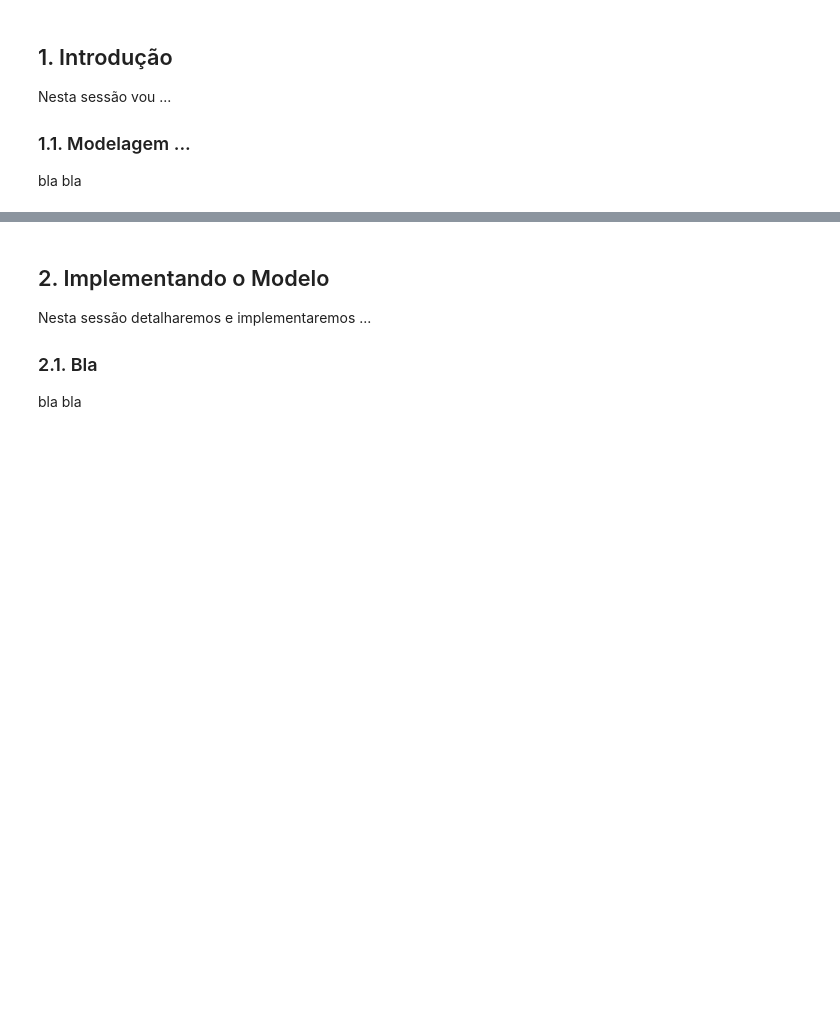
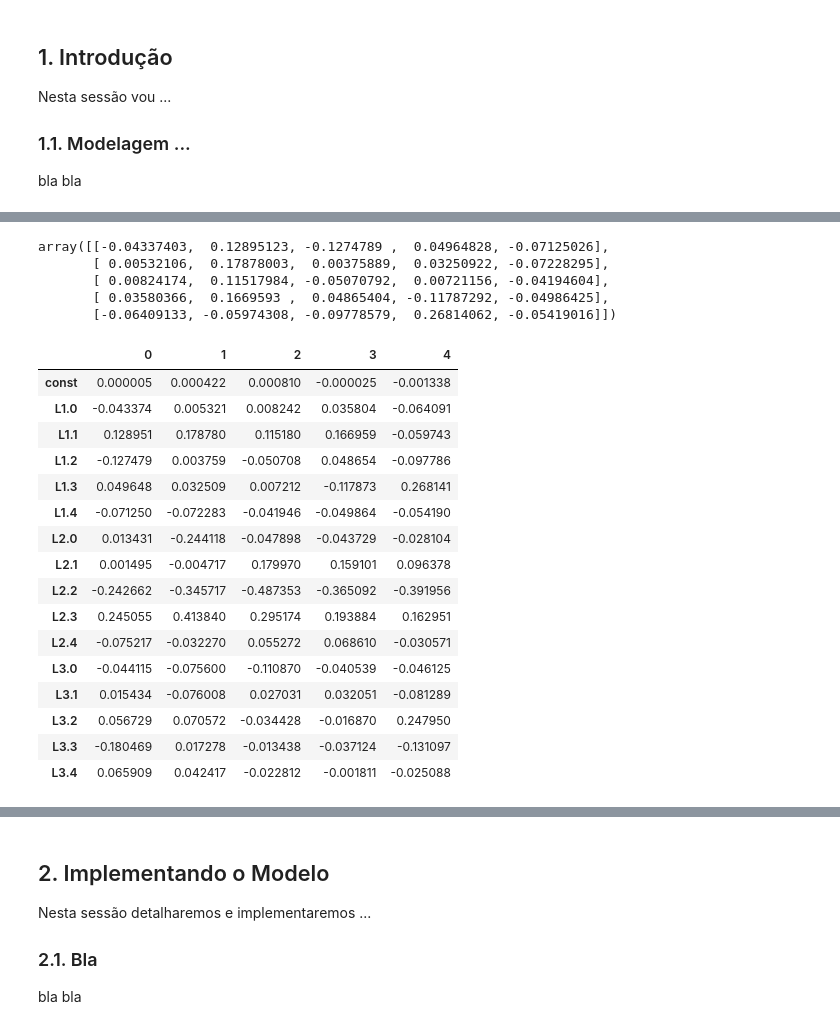
Before and after one commit to ucaiado/VectorAutoregression_Model, a Jupyter notebook: report.ipynb, the cells around one changed output, grey strips where cells are left out. Drawn from its saved outputs; the diff is of its cells as text; code cells hidden in the pictures; blank space fills up the shorter version.

```diff
--- a/report.ipynb
+++ b/report.ipynb
@@ -22,0 +28,3 @@ df = pd.read_excel('data/VAR3_inputs_e_outputs.xlsx', header=None)
+# %%
+results = model.fit(3)
+pd.DataFrame(results.coefs[2]).to_clipboard()
@@ -22,0 +117,28 @@ df = pd.read_excel('data/VAR3_inputs_e_outputs.xlsx', header=None)
+# %%
+self.na_A.swapaxes(1, 2)[0]
+# %% [output]
+array([[-0.04337403,  0.12895123, -0.1274789 ,  0.04964828, -0.07125026],
+       [ 0.00532106,  0.17878003,  0.00375889,  0.03250922, -0.07228295],
+       [ 0.00824174,  0.11517984, -0.05070792,  0.00721156, -0.04194604],
+       [ 0.03580366,  0.1669593 ,  0.04865404, -0.11787292, -0.04986425],
+       [-0.06409133, -0.05974308, -0.09778579,  0.26814062, -0.05419016]])
+# %%
+results.params
+# %% [output]
+|  | 0 | 1 | 2 | 3 | 4 |
+| const | 0.000005 | 0.000422 | 0.000810 | -0.000025 | -0.001338 |
+| L1.0 | -0.043374 | 0.005321 | 0.008242 | 0.035804 | -0.064091 |
+| L1.1 | 0.128951 | 0.178780 | 0.115180 | 0.166959 | -0.059743 |
+| L1.2 | -0.127479 | 0.003759 | -0.050708 | 0.048654 | -0.097786 |
+| L1.3 | 0.049648 | 0.032509 | 0.007212 | -0.117873 | 0.268141 |
+| L1.4 | -0.071250 | -0.072283 | -0.041946 | -0.049864 | -0.054190 |
+| L2.0 | 0.013431 | -0.244118 | -0.047898 | -0.043729 | -0.028104 |
+| L2.1 | 0.001495 | -0.004717 | 0.179970 | 0.159101 | 0.096378 |
+| L2.2 | -0.242662 | -0.345717 | -0.487353 | -0.365092 | -0.391956 |
+| L2.3 | 0.245055 | 0.413840 | 0.295174 | 0.193884 | 0.162951 |
+| L2.4 | -0.075217 | -0.032270 | 0.055272 | 0.068610 | -0.030571 |
+| L3.0 | -0.044115 | -0.075600 | -0.110870 | -0.040539 | -0.046125 |
+| L3.1 | 0.015434 | -0.076008 | 0.027031 | 0.032051 | -0.081289 |
+| L3.2 | 0.056729 | 0.070572 | -0.034428 | -0.016870 | 0.247950 |
+| L3.3 | -0.180469 | 0.017278 | -0.013438 | -0.037124 | -0.131097 |
+| L3.4 | 0.065909 | 0.042417 | -0.022812 | -0.001811 | -0.025088 |
```
Also changed, not shown: parts of 44 cells of this notebook, 1 other file.
